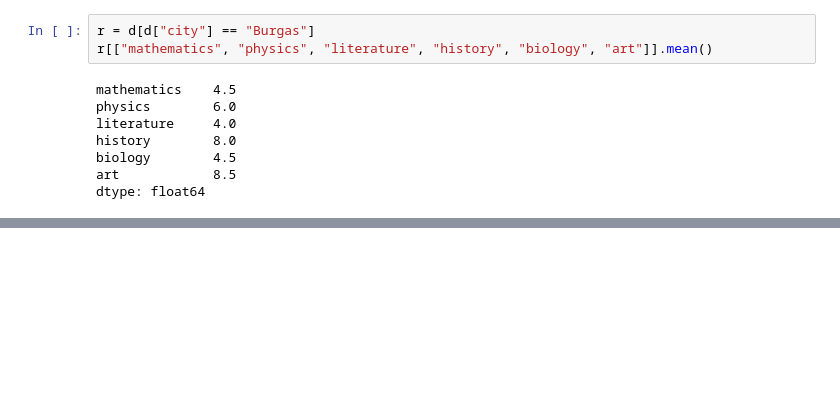
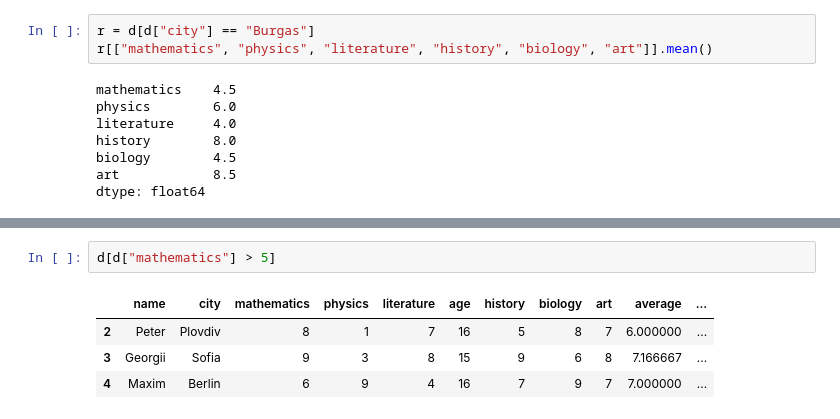
Before and after one commit to Poitreqm/Data_Task, a Jupyter notebook: Students_exc_1/students_exc_1.ipynb, the cells around one changed output, grey strips where cells are left out. Saved outputs shown, nothing was run; the diff lists cells and outputs as text; blank space fills up the shorter version.

```diff
--- a/Students_exc_1/students_exc_1.ipynb
+++ b/Students_exc_1/students_exc_1.ipynb
@@ -455,0 +524,7 @@ dtype: float64
+# %%
+d[d["mathematics"] > 5]
+# %% [output]
+|  | name | city | mathematics | physics | literature | age | history | biology | art | average | ... |
+| 2 | Peter | Plovdiv | 8 | 1 | 7 | 16 | 5 | 8 | 7 | 6.000000 | ... |
+| 3 | Georgii | Sofia | 9 | 3 | 8 | 15 | 9 | 6 | 8 | 7.166667 | ... |
+| 4 | Maxim | Berlin | 6 | 9 | 4 | 16 | 7 | 9 | 7 | 7.000000 | ... |
```
Also changed, not shown: parts of 11 cells of this notebook.
